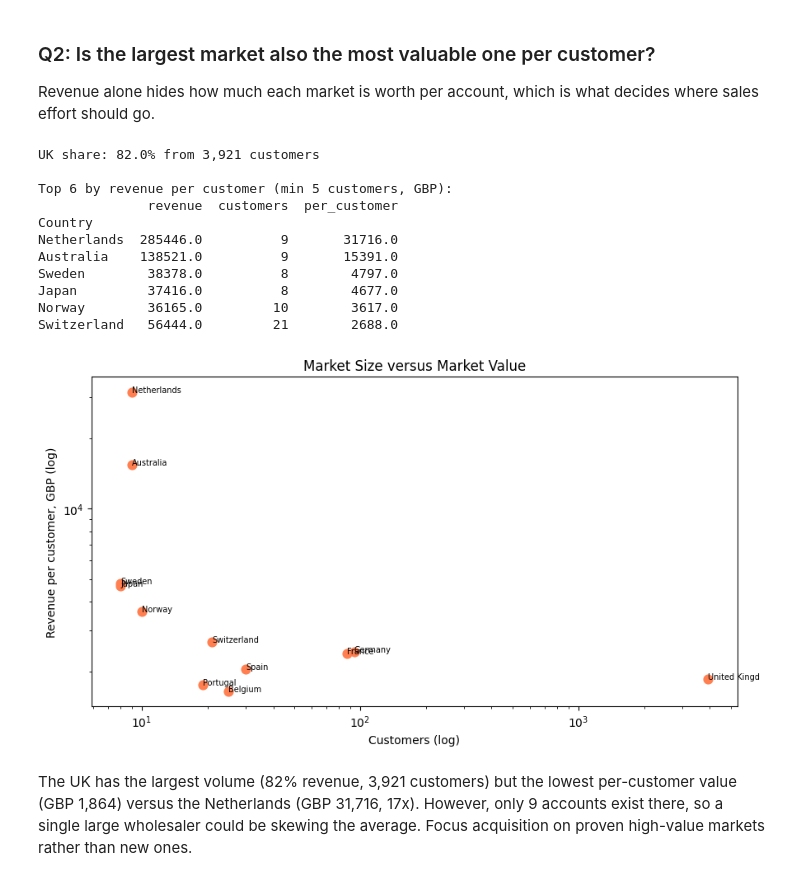
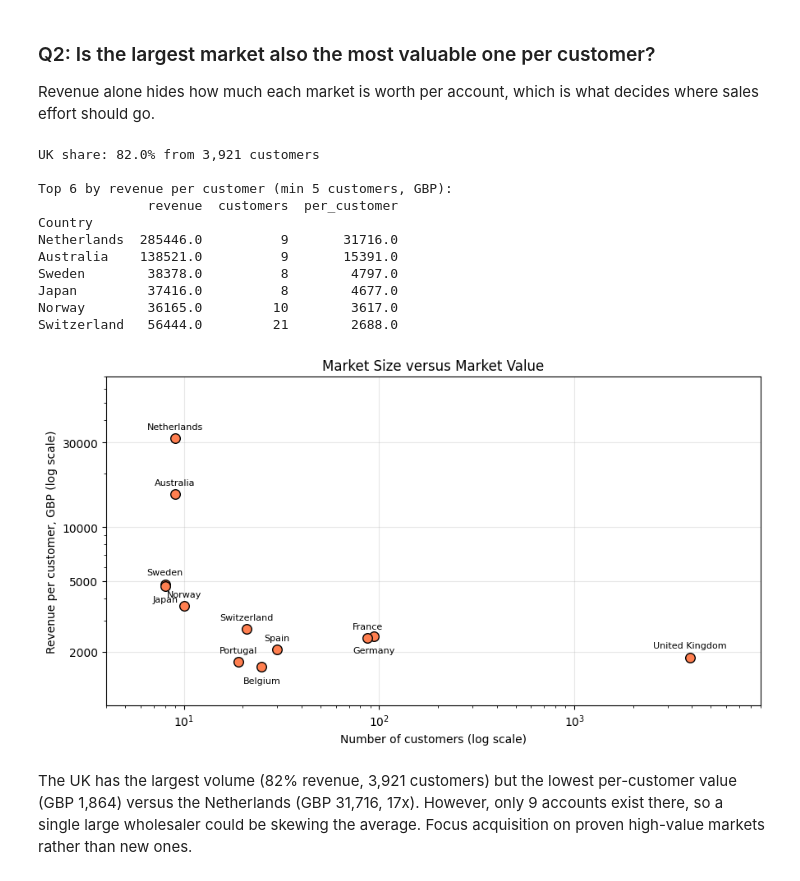
Before and after one commit to sonu2002/M504-AI-Applications-GH1057991, a Jupyter notebook: M504_GH1057991.ipynb, the cells around one changed output. Saved outputs shown, nothing was run; the diff lists cells and outputs as text; code cells hidden in the pictures.

```diff
--- a/M504_GH1057991.ipynb
+++ b/M504_GH1057991.ipynb
@@ -106,10 +107,8 @@ print(f"Dropped {dropped:,} rows with missing CustomerID; remaining: {len(retail
 
 # derive once, reuse
 retail['Revenue'] = retail['Quantity'] * retail['UnitPrice']
-retail['Year'] = retail['InvoiceDate'].dt.year
-retail['Month'] = retail['InvoiceDate'].dt.month
-retail['DayOfWeek'] = retail['InvoiceDate'].dt.dayofweek
-retail['Hour'] = retail['InvoiceDate'].dt.hour
+for f in ['Year', 'Month', 'DayOfWeek', 'Hour']:
+    retail[f] = getattr(retail['InvoiceDate'].dt, f.lower())
 retail['IsCancelled'] = retail['InvoiceNo'].astype(str).str.startswith('C')
 
 # retail keeps cancellations for Q5
@@ -172,38 +171,44 @@ Revenue alone hides how much each market is worth per account, which is what dec
 # %%
 # market size versus value per customer
 mkt = sales.groupby('Country').agg(revenue=('Revenue', 'sum'),
                                    customers=('CustomerID', 'nunique'))
 mkt['per_customer'] = mkt['revenue'] / mkt['customers']
 uk = mkt.loc['United Kingdom', 'revenue'] / mkt['revenue'].sum() * 100
 print(f"UK share: {uk:.1f}% from {mkt.loc['United Kingdom','customers']:,} customers")
 print("\nTop 6 by revenue per customer (min 5 customers, GBP):")
 print(mkt[mkt['customers'] >= 5].nlargest(6, 'per_customer').round(0).to_string())
 
 fig, ax = plt.subplots(figsize=(9, 5))
 sub = mkt[mkt['customers'] >= 5].nlargest(12, 'revenue')
-ax.scatter(sub['customers'], sub['per_customer'], s=60, color='coral')
-for name, row in sub.iterrows():
-    ax.annotate(name[:12], (row['customers'], row['per_customer']), fontsize=7)
-ax.set_xscale('log')
-ax.set_yscale('log')
-ax.set_xlabel('Customers (log)')
-ax.set_ylabel('Revenue per customer, GBP (log)')
+ax.scatter(sub['customers'], sub['per_customer'], s=70, color='coral',
+           edgecolor='black', zorder=3)
+low = ['Japan', 'Germany', 'Belgium']  # nudge labels apart
+for k, row in sub.iterrows():
+    ax.annotate(k, (row['customers'], row['per_customer']), fontsize=8,
+                xytext=(0, -14 if k in low else 8), ha='center',
+                textcoords='offset points')
+ax.set(xscale='log', yscale='log', xlim=(4, 9000), ylim=(1000, 70000),
+       yticks=[2000, 5000, 10000, 30000],
+       xlabel='Number of customers (log scale)',
+       ylabel='Revenue per customer, GBP (log scale)')
+ax.yaxis.set_major_formatter(ScalarFormatter())
+ax.grid(alpha=0.3, zorder=0)
 ax.set_title('Market Size versus Market Value')
 plt.tight_layout()
 plt.show()
 # %% [output]
 UK share: 82.0% from 3,921 customers
 
 Top 6 by revenue per customer (min 5 customers, GBP):
               revenue  customers  per_customer
 Country
 Netherlands  285446.0          9       31716.0
 Australia    138521.0          9       15391.0
 Sweden        38378.0          8        4797.0
 Japan         37416.0          8        4677.0
 Norway        36165.0         10        3617.0
 Switzerland   56444.0         21        2688.0
-[figure, old version]
+[figure, new version]
 # %% [markdown]
 The UK has the largest volume (82% revenue, 3,921 customers) but the lowest per-customer value (GBP 1,864) versus the Netherlands (GBP 31,716, 17x). However, only 9 accounts exist there, so a single large wholesaler could be skewing the average. Focus acquisition on proven high-value markets rather than new ones.
 # %% [markdown]
```
Also changed, not shown: parts of 15 cells of this notebook, 1 other file.
